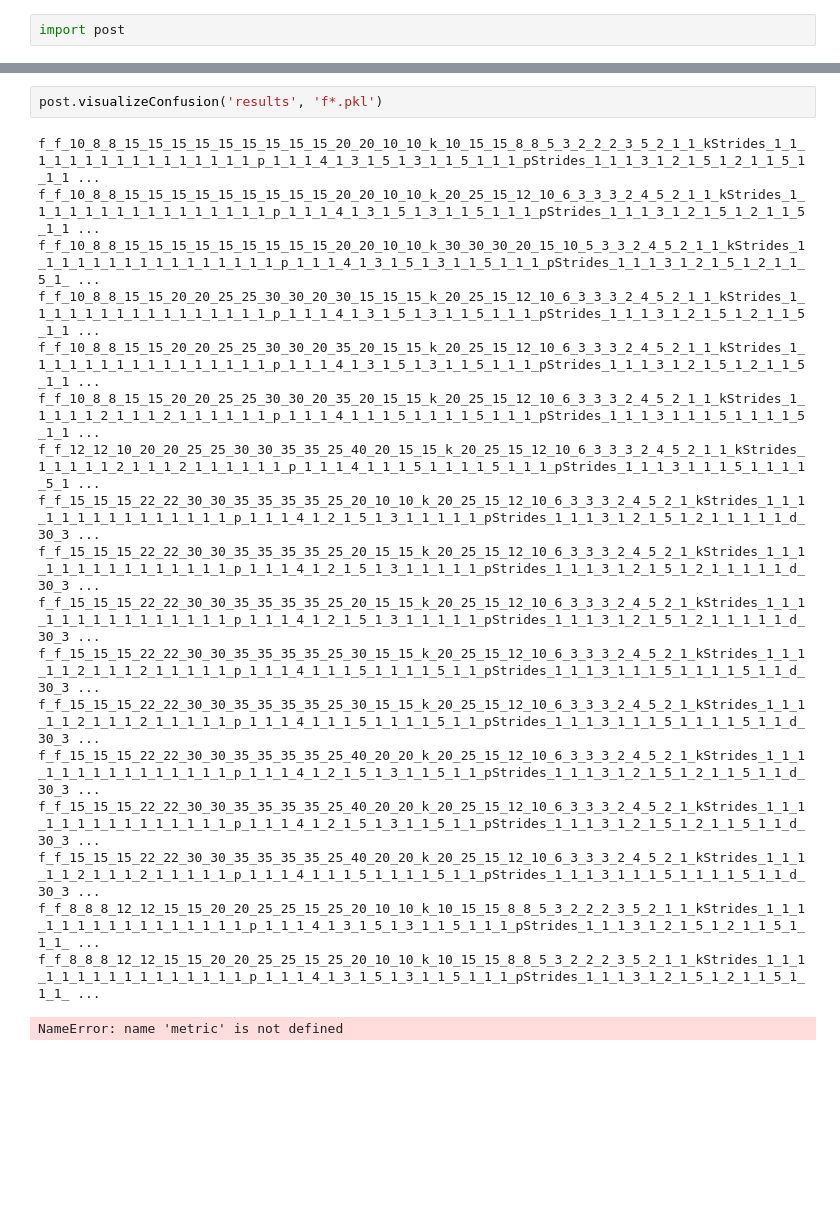
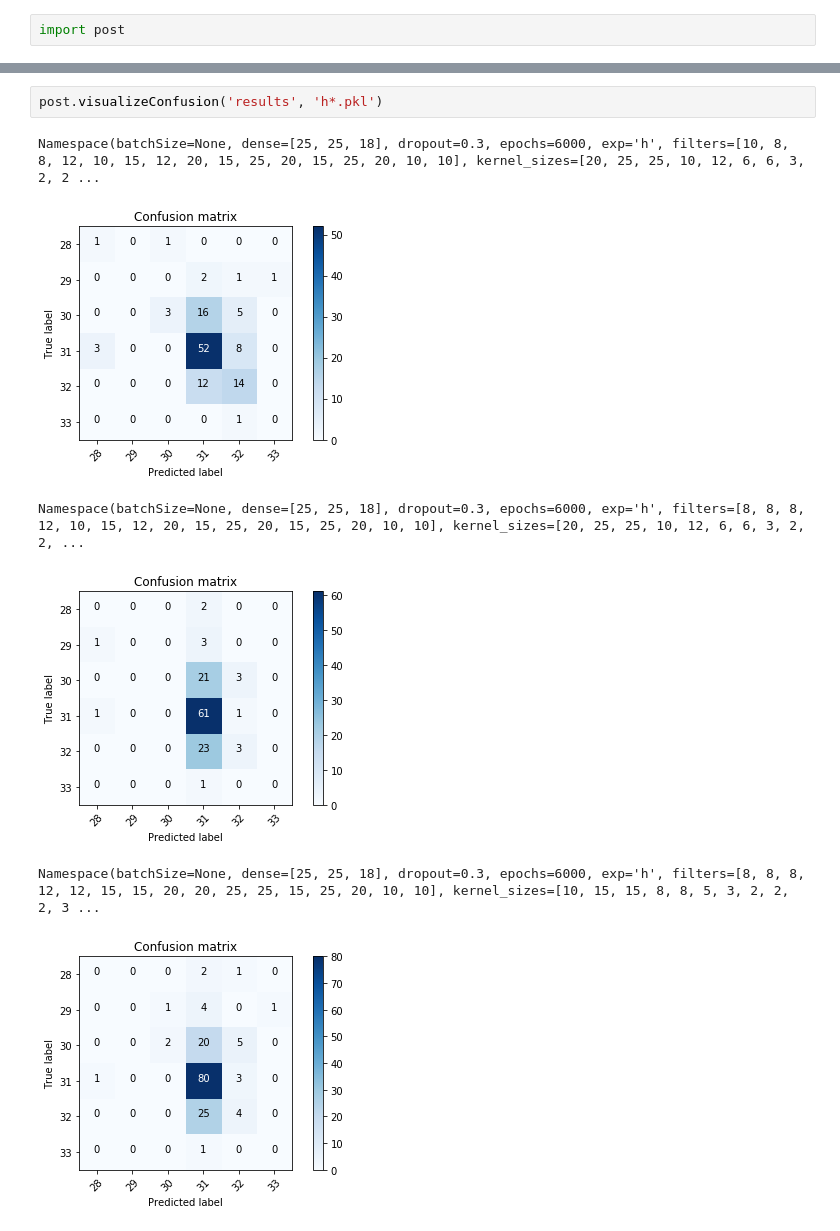
Before and after one commit to RezaTorbati/HonorsThesis, a Jupyter notebook: post.ipynb, the cells around one changed output, grey strips where cells are left out. Cells and saved outputs as stored; diff of their text form; blank space fills up the shorter version.

```diff
--- a/post.ipynb
+++ b/post.ipynb
@@ -10,21 +12,9 @@ Average Val Accuracy:  0.5686666369438171
 # %%
-post.visualizeConfusion('results', 'f*.pkl')
+post.visualizeConfusion('results', 'h*.pkl')
 # %% [output]
-f_f_10_8_8_15_15_15_15_15_15_15_15_15_20_20_10_10_k_10_15_15_8_8_5_3_2_2_2_3_5_2_1_1_kStrides_1_1_1_1_1_1_1_1_1_1_1_1_1_1_1_1_p_1_1_1_4_1_3_1_5_1_3_1_1_5_1_1_1_pStrides_1_1_1_3_1_2_1_5_1_2_1_1_5_1_1_1 ...
-f_f_10_8_8_15_15_15_15_15_15_15_15_15_20_20_10_10_k_20_25_15_12_10_6_3_3_3_2_4_5_2_1_1_kStrides_1_1_1_1_1_1_1_1_1_1_1_1_1_1_1_1_p_1_1_1_4_1_3_1_5_1_3_1_1_5_1_1_1_pStrides_1_1_1_3_1_2_1_5_1_2_1_1_5_1_1 ...
-f_f_10_8_8_15_15_15_15_15_15_15_15_15_20_20_10_10_k_30_30_30_20_15_10_5_3_3_2_4_5_2_1_1_kStrides_1_1_1_1_1_1_1_1_1_1_1_1_1_1_1_1_p_1_1_1_4_1_3_1_5_1_3_1_1_5_1_1_1_pStrides_1_1_1_3_1_2_1_5_1_2_1_1_5_1_ ...
-f_f_10_8_8_15_15_20_20_25_25_30_30_20_30_15_15_15_k_20_25_15_12_10_6_3_3_3_2_4_5_2_1_1_kStrides_1_1_1_1_1_1_1_1_1_1_1_1_1_1_1_1_p_1_1_1_4_1_3_1_5_1_3_1_1_5_1_1_1_pStrides_1_1_1_3_1_2_1_5_1_2_1_1_5_1_1 ...
-f_f_10_8_8_15_15_20_20_25_25_30_30_20_35_20_15_15_k_20_25_15_12_10_6_3_3_3_2_4_5_2_1_1_kStrides_1_1_1_1_1_1_1_1_1_1_1_1_1_1_1_1_p_1_1_1_4_1_3_1_5_1_3_1_1_5_1_1_1_pStrides_1_1_1_3_1_2_1_5_1_2_1_1_5_1_1 ...
-f_f_10_8_8_15_15_20_20_25_25_30_30_20_35_20_15_15_k_20_25_15_12_10_6_3_3_3_2_4_5_2_1_1_kStrides_1_1_1_1_1_2_1_1_1_2_1_1_1_1_1_1_p_1_1_1_4_1_1_1_5_1_1_1_1_5_1_1_1_pStrides_1_1_1_3_1_1_1_5_1_1_1_1_5_1_1 ...
-f_f_12_12_10_20_20_25_25_30_30_35_35_25_40_20_15_15_k_20_25_15_12_10_6_3_3_3_2_4_5_2_1_1_kStrides_1_1_1_1_1_2_1_1_1_2_1_1_1_1_1_1_p_1_1_1_4_1_1_1_5_1_1_1_1_5_1_1_1_pStrides_1_1_1_3_1_1_1_5_1_1_1_1_5_1 ...
-f_f_15_15_15_22_22_30_30_35_35_35_35_25_20_10_10_k_20_25_15_12_10_6_3_3_3_2_4_5_2_1_kStrides_1_1_1_1_1_1_1_1_1_1_1_1_1_1_1_p_1_1_1_4_1_2_1_5_1_3_1_1_1_1_1_pStrides_1_1_1_3_1_2_1_5_1_2_1_1_1_1_1_d_30_3 ...
-f_f_15_15_15_22_22_30_30_35_35_35_35_25_20_15_15_k_20_25_15_12_10_6_3_3_3_2_4_5_2_1_kStrides_1_1_1_1_1_1_1_1_1_1_1_1_1_1_1_p_1_1_1_4_1_2_1_5_1_3_1_1_1_1_1_pStrides_1_1_1_3_1_2_1_5_1_2_1_1_1_1_1_d_30_3 ...
-f_f_15_15_15_22_22_30_30_35_35_35_35_25_20_15_15_k_20_25_15_12_10_6_3_3_3_2_4_5_2_1_kStrides_1_1_1_1_1_1_1_1_1_1_1_1_1_1_1_p_1_1_1_4_1_2_1_5_1_3_1_1_1_1_1_pStrides_1_1_1_3_1_2_1_5_1_2_1_1_1_1_1_d_30_3 ...
-f_f_15_15_15_22_22_30_30_35_35_35_35_25_30_15_15_k_20_25_15_12_10_6_3_3_3_2_4_5_2_1_kStrides_1_1_1_1_1_2_1_1_1_2_1_1_1_1_1_p_1_1_1_4_1_1_1_5_1_1_1_1_5_1_1_pStrides_1_1_1_3_1_1_1_5_1_1_1_1_5_1_1_d_30_3 ...
-f_f_15_15_15_22_22_30_30_35_35_35_35_25_30_15_15_k_20_25_15_12_10_6_3_3_3_2_4_5_2_1_kStrides_1_1_1_1_1_2_1_1_1_2_1_1_1_1_1_p_1_1_1_4_1_1_1_5_1_1_1_1_5_1_1_pStrides_1_1_1_3_1_1_1_5_1_1_1_1_5_1_1_d_30_3 ...
-f_f_15_15_15_22_22_30_30_35_35_35_35_25_40_20_20_k_20_25_15_12_10_6_3_3_3_2_4_5_2_1_kStrides_1_1_1_1_1_1_1_1_1_1_1_1_1_1_1_p_1_1_1_4_1_2_1_5_1_3_1_1_5_1_1_pStrides_1_1_1_3_1_2_1_5_1_2_1_1_5_1_1_d_30_3 ...
-f_f_15_15_15_22_22_30_30_35_35_35_35_25_40_20_20_k_20_25_15_12_10_6_3_3_3_2_4_5_2_1_kStrides_1_1_1_1_1_1_1_1_1_1_1_1_1_1_1_p_1_1_1_4_1_2_1_5_1_3_1_1_5_1_1_pStrides_1_1_1_3_1_2_1_5_1_2_1_1_5_1_1_d_30_3 ...
-f_f_15_15_15_22_22_30_30_35_35_35_35_25_40_20_20_k_20_25_15_12_10_6_3_3_3_2_4_5_2_1_kStrides_1_1_1_1_1_2_1_1_1_2_1_1_1_1_1_p_1_1_1_4_1_1_1_5_1_1_1_1_5_1_1_pStrides_1_1_1_3_1_1_1_5_1_1_1_1_5_1_1_d_30_3 ...
-f_f_8_8_8_12_12_15_15_20_20_25_25_15_25_20_10_10_k_10_15_15_8_8_5_3_2_2_2_3_5_2_1_1_kStrides_1_1_1_1_1_1_1_1_1_1_1_1_1_1_1_1_p_1_1_1_4_1_3_1_5_1_3_1_1_5_1_1_1_pStrides_1_1_1_3_1_2_1_5_1_2_1_1_5_1_1_1_ ...
-f_f_8_8_8_12_12_15_15_20_20_25_25_15_25_20_10_10_k_10_15_15_8_8_5_3_2_2_2_3_5_2_1_1_kStrides_1_1_1_1_1_1_1_1_1_1_1_1_1_1_1_1_p_1_1_1_4_1_3_1_5_1_3_1_1_5_1_1_1_pStrides_1_1_1_3_1_2_1_5_1_2_1_1_5_1_1_1_ ...
+Namespace(batchSize=None, dense=[25, 25, 18], dropout=0.3, epochs=6000, exp='h', filters=[10, 8, 8, 12, 10, 15, 12, 20, 15, 25, 20, 15, 25, 20, 10, 10], kernel_sizes=[20, 25, 25, 10, 12, 6, 6, 3, 2, 2 ...
+[figure, added]
-NameError: name 'metric' is not defined
+Namespace(batchSize=None, dense=[25, 25, 18], dropout=0.3, epochs=6000, exp='h', filters=[8, 8, 8, 12, 10, 15, 12, 20, 15, 25, 20, 15, 25, 20, 10, 10], kernel_sizes=[20, 25, 25, 10, 12, 6, 6, 3, 2, 2, ...
+[figure, added]
+Namespace(batchSize=None, dense=[25, 25, 18], dropout=0.3, epochs=6000, exp='h', filters=[8, 8, 8, 12, 12, 15, 15, 20, 20, 25, 25, 15, 25, 20, 10, 10], kernel_sizes=[10, 15, 15, 8, 8, 5, 3, 2, 2, 2, 3 ...
+[figure, added]
```
Also changed, not shown: parts of 1 cell of this notebook, 3 other files.
